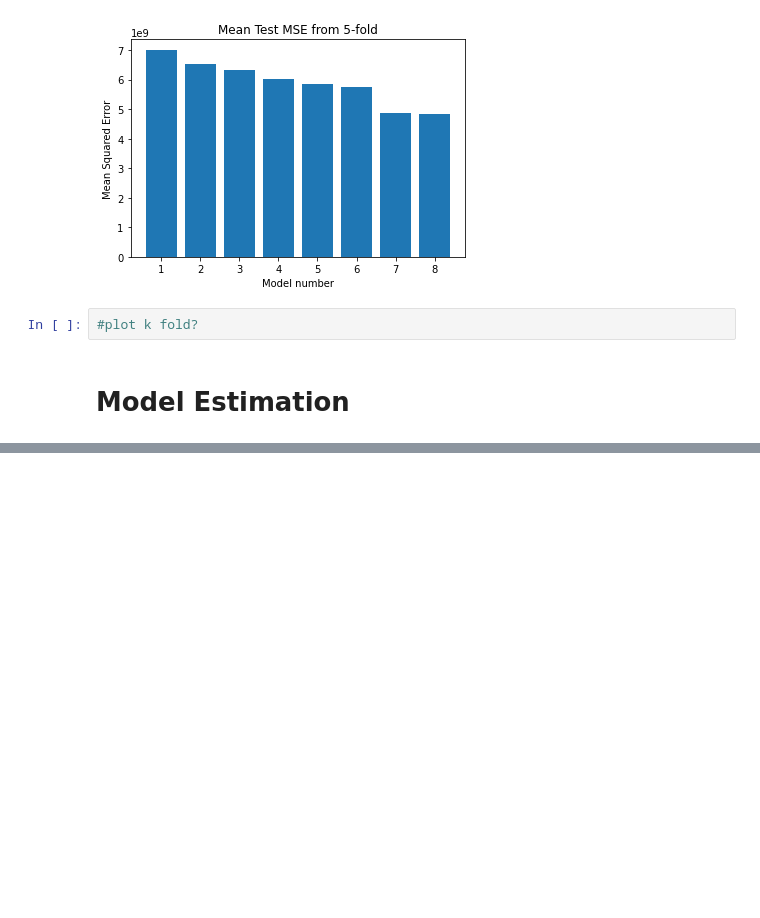
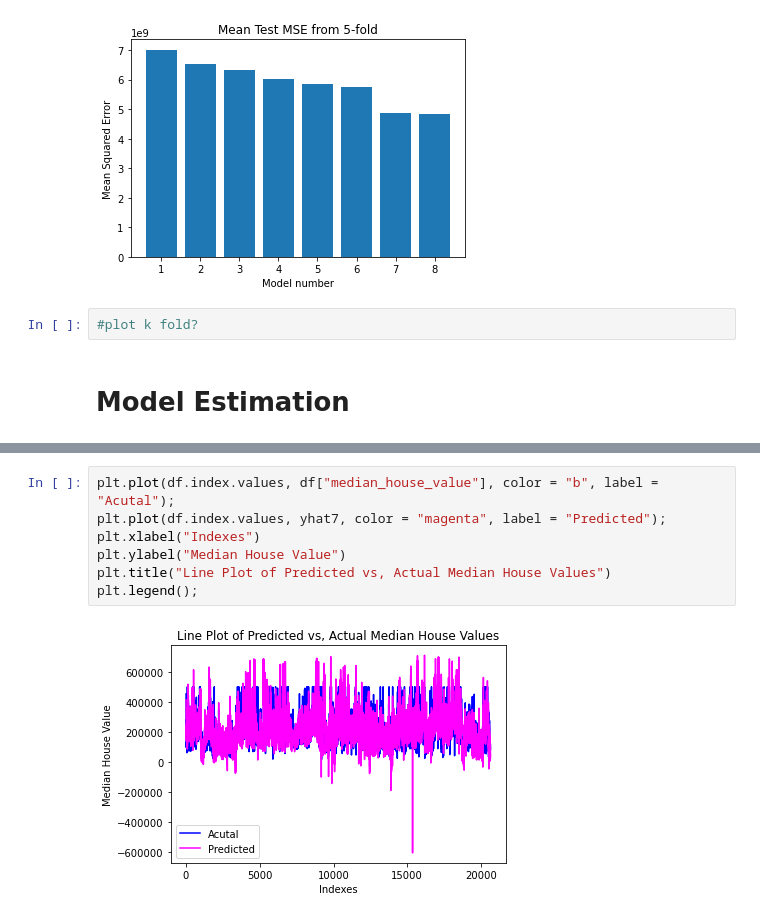
Before and after one commit to jjohashi/cogs109_finalproject, a Jupyter notebook: Cogs 109_housing_revised.ipynb, the cells around one changed output, grey strips where cells are left out. Cells and saved outputs as stored; diff of their text form; blank space fills up the shorter version.

```diff
--- a/Cogs 109_housing_revised.ipynb
+++ b/Cogs 109_housing_revised.ipynb
@@ -563,0 +576,9 @@ Text(0.5, 1.0, 'Mean Test MSE from 5-fold')
+# %%
+plt.plot(df.index.values, df["median_house_value"], color = "b", label = "Acutal");
+plt.plot(df.index.values, yhat7, color = "magenta", label = "Predicted");
+plt.xlabel("Indexes")
+plt.ylabel("Median House Value")
+plt.title("Line Plot of Predicted vs, Actual Median House Values")
+plt.legend();
+# %% [output]
+[figure, added]
```
Also changed, not shown: parts of 1 cell of this notebook.
